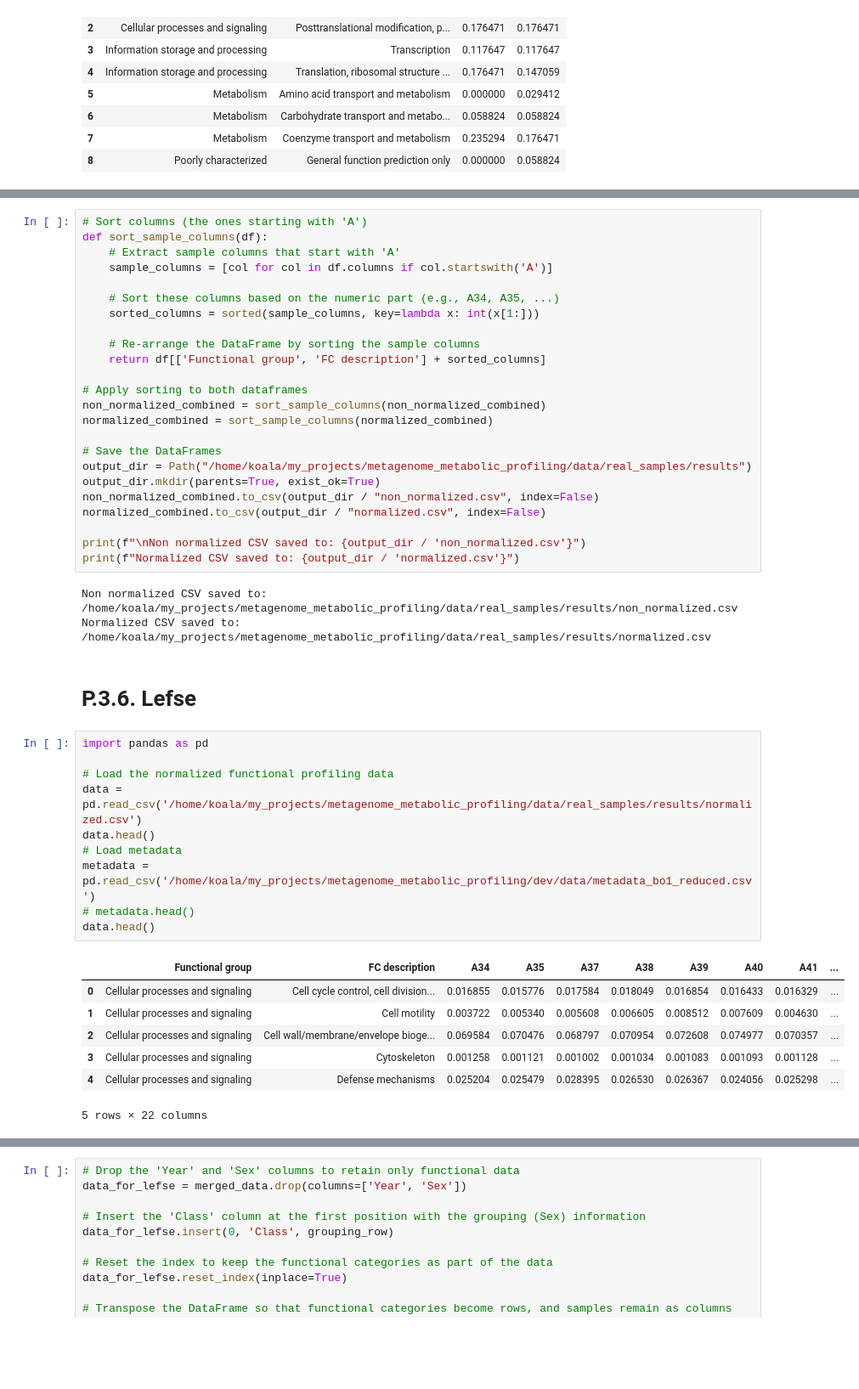
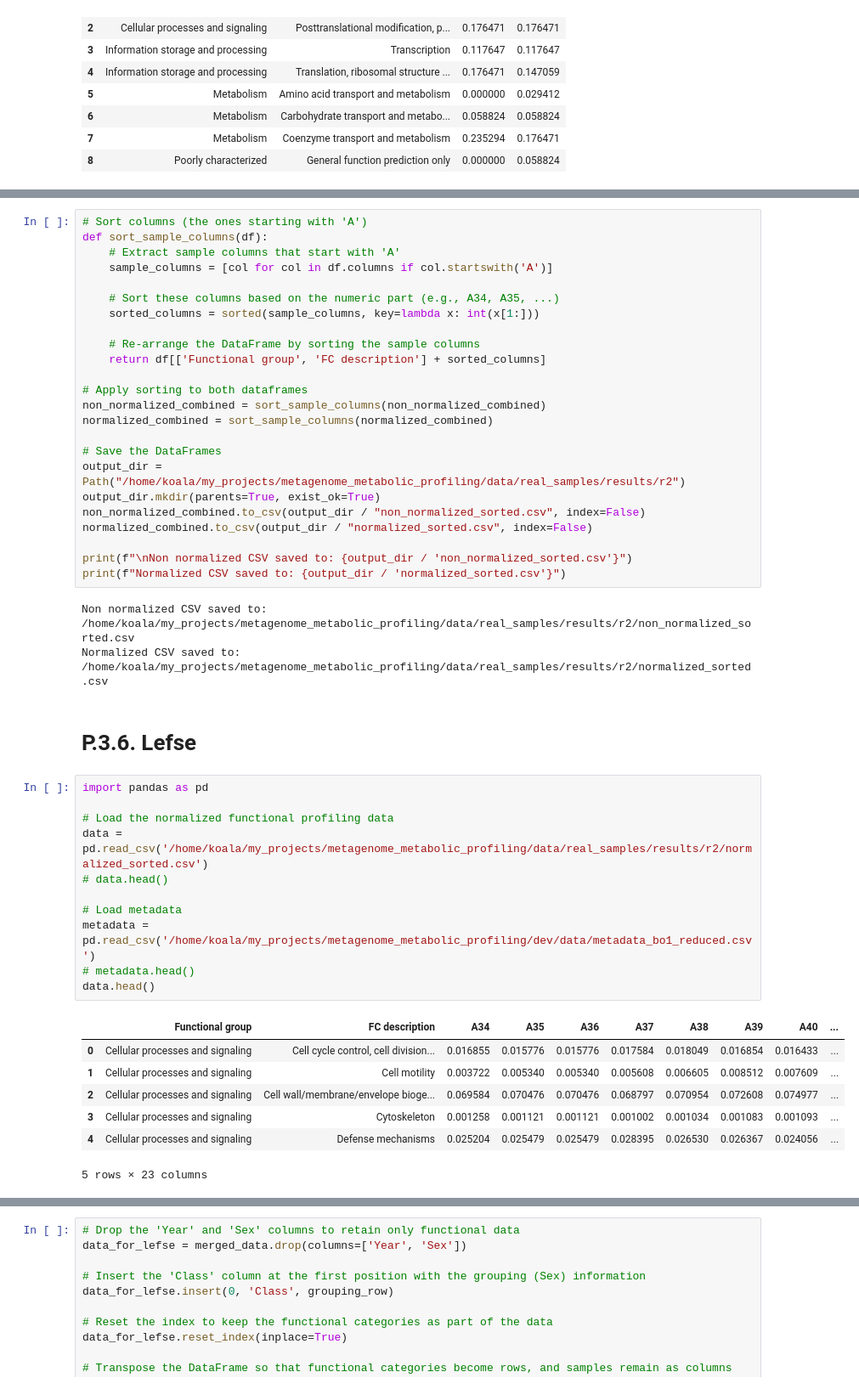
Before and after one commit to limrp/GeneVariantFastAPI, a Jupyter notebook: metagenome_metabolic_profiling/dev/script/met_prof_1.ipynb, the cells around one changed output, grey strips where cells are left out. Shown at 85% size. Saved outputs shown, nothing was run; the diff lists cells and outputs as text; blank space fills up the shorter version.

```diff
--- a/metagenome_metabolic_profiling/dev/script/met_prof_1.ipynb
+++ b/metagenome_metabolic_profiling/dev/script/met_prof_1.ipynb
@@ -867,36 +872,37 @@ non_normalized_combined = sort_sample_columns(non_normalized_combined)
 normalized_combined = sort_sample_columns(normalized_combined)
 
 # Save the DataFrames
-output_dir = Path("/home/koala/my_projects/metagenome_metabolic_profiling/data/real_samples/results")
+output_dir = Path("/home/koala/my_projects/metagenome_metabolic_profiling/data/real_samples/results/r2")
 output_dir.mkdir(parents=True, exist_ok=True)
-non_normalized_combined.to_csv(output_dir / "non_normalized.csv", index=False)
-normalized_combined.to_csv(output_dir / "normalized.csv", index=False)
+non_normalized_combined.to_csv(output_dir / "non_normalized_sorted.csv", index=False)
+normalized_combined.to_csv(output_dir / "normalized_sorted.csv", index=False)
 
-print(f"\nNon normalized CSV saved to: {output_dir / 'non_normalized.csv'}")
-print(f"Normalized CSV saved to: {output_dir / 'normalized.csv'}")
+print(f"\nNon normalized CSV saved to: {output_dir / 'non_normalized_sorted.csv'}")
+print(f"Normalized CSV saved to: {output_dir / 'normalized_sorted.csv'}")
 # %% [output]
-Non normalized CSV saved to: /home/koala/my_projects/metagenome_metabolic_profiling/data/real_samples/results/non_normalized.csv
-Normalized CSV saved to: /home/koala/my_projects/metagenome_metabolic_profiling/data/real_samples/results/normalized.csv
+Non normalized CSV saved to: /home/koala/my_projects/metagenome_metabolic_profiling/data/real_samples/results/r2/non_normalized_sorted.csv
+Normalized CSV saved to: /home/koala/my_projects/metagenome_metabolic_profiling/data/real_samples/results/r2/normalized_sorted.csv
 # %% [markdown]
 # P.3.6. Lefse
 # %%
 import pandas as pd
 
 # Load the normalized functional profiling data
-data = pd.read_csv('/home/koala/my_projects/metagenome_metabolic_profiling/data/real_samples/results/normalized.csv')
-data.head()
+data = pd.read_csv('/home/koala/my_projects/metagenome_metabolic_profiling/data/real_samples/results/r2/normalized_sorted.csv')
+# data.head()
+
 # Load metadata
 metadata = pd.read_csv('/home/koala/my_projects/metagenome_metabolic_profiling/dev/data/metadata_bo1_reduced.csv')
 # metadata.head()
 data.head()
 # %% [output]
-|  | Functional group | FC description | A34 | A35 | A37 | A38 | A39 | A40 | A41 | ... |
-| 0 | Cellular processes and signaling | Cell cycle control, cell division... | 0.016855 | 0.015776 | 0.017584 | 0.018049 | 0.016854 | 0.016433 | 0.016329 | ... |
-| 1 | Cellular processes and signaling | Cell motility | 0.003722 | 0.005340 | 0.005608 | 0.006605 | 0.008512 | 0.007609 | 0.004630 | ... |
-| 2 | Cellular processes and signaling | Cell wall/membrane/envelope bioge... | 0.069584 | 0.070476 | 0.068797 | 0.070954 | 0.072608 | 0.074977 | 0.070357 | ... |
-| 3 | Cellular processes and signaling | Cytoskeleton | 0.001258 | 0.001121 | 0.001002 | 0.001034 | 0.001083 | 0.001093 | 0.001128 | ... |
-| 4 | Cellular processes and signaling | Defense mechanisms | 0.025204 | 0.025479 | 0.028395 | 0.026530 | 0.026367 | 0.024056 | 0.025298 | ... |
+|  | Functional group | FC description | A34 | A35 | A36 | A37 | A38 | A39 | A40 | ... |
+| 0 | Cellular processes and signaling | Cell cycle control, cell division... | 0.016855 | 0.015776 | 0.015776 | 0.017584 | 0.018049 | 0.016854 | 0.016433 | ... |
+| 1 | Cellular processes and signaling | Cell motility | 0.003722 | 0.005340 | 0.005340 | 0.005608 | 0.006605 | 0.008512 | 0.007609 | ... |
+| 2 | Cellular processes and signaling | Cell wall/membrane/envelope bioge... | 0.069584 | 0.070476 | 0.070476 | 0.068797 | 0.070954 | 0.072608 | 0.074977 | ... |
+| 3 | Cellular processes and signaling | Cytoskeleton | 0.001258 | 0.001121 | 0.001121 | 0.001002 | 0.001034 | 0.001083 | 0.001093 | ... |
+| 4 | Cellular processes and signaling | Defense mechanisms | 0.025204 | 0.025479 | 0.025479 | 0.028395 | 0.026530 | 0.026367 | 0.024056 | ... |
-5 rows × 22 columns
+5 rows × 23 columns
 # %%
 # Load CSVs
 # Load the normalized functional profiling data
```
Also changed, not shown: parts of 23 cells of this notebook.
